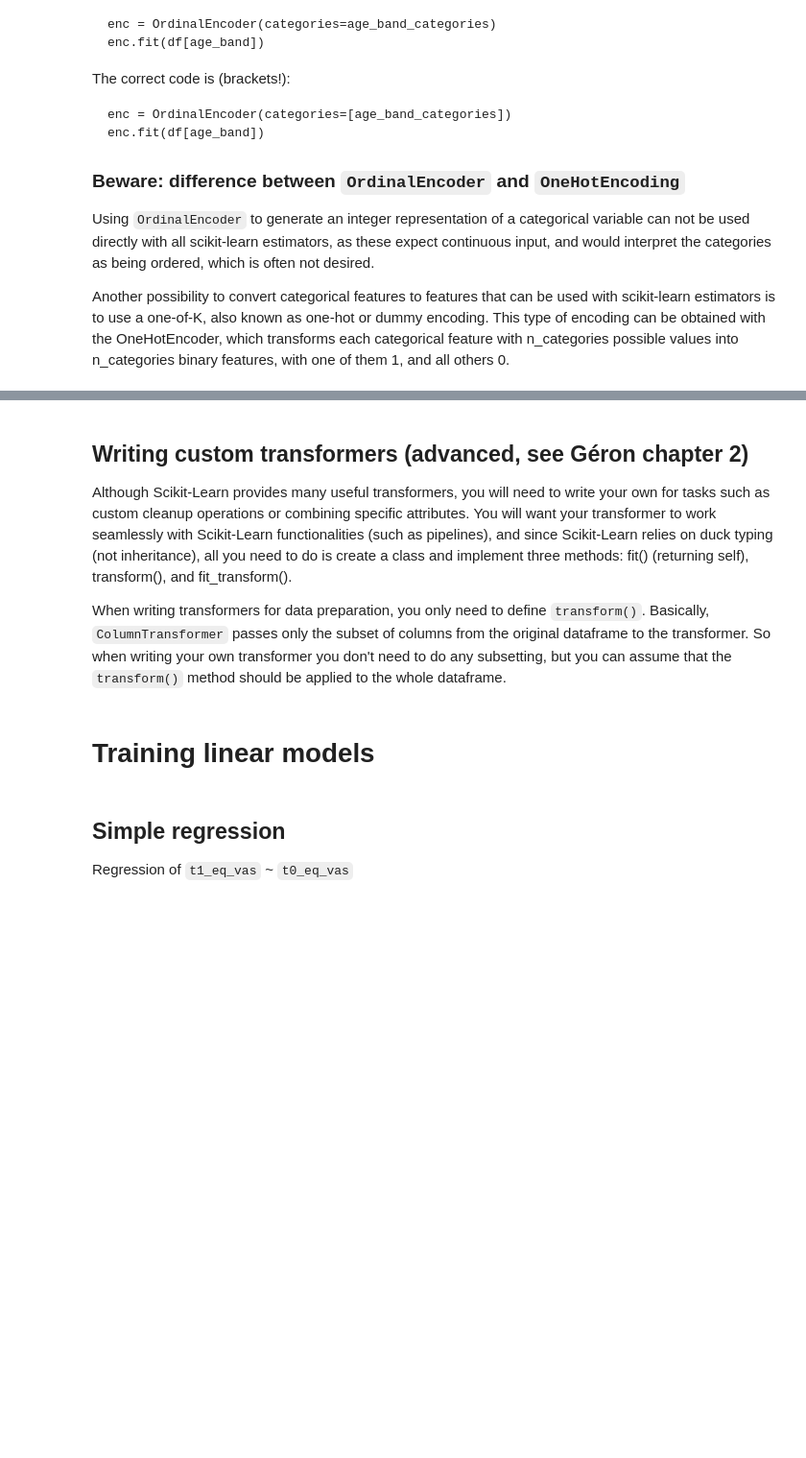
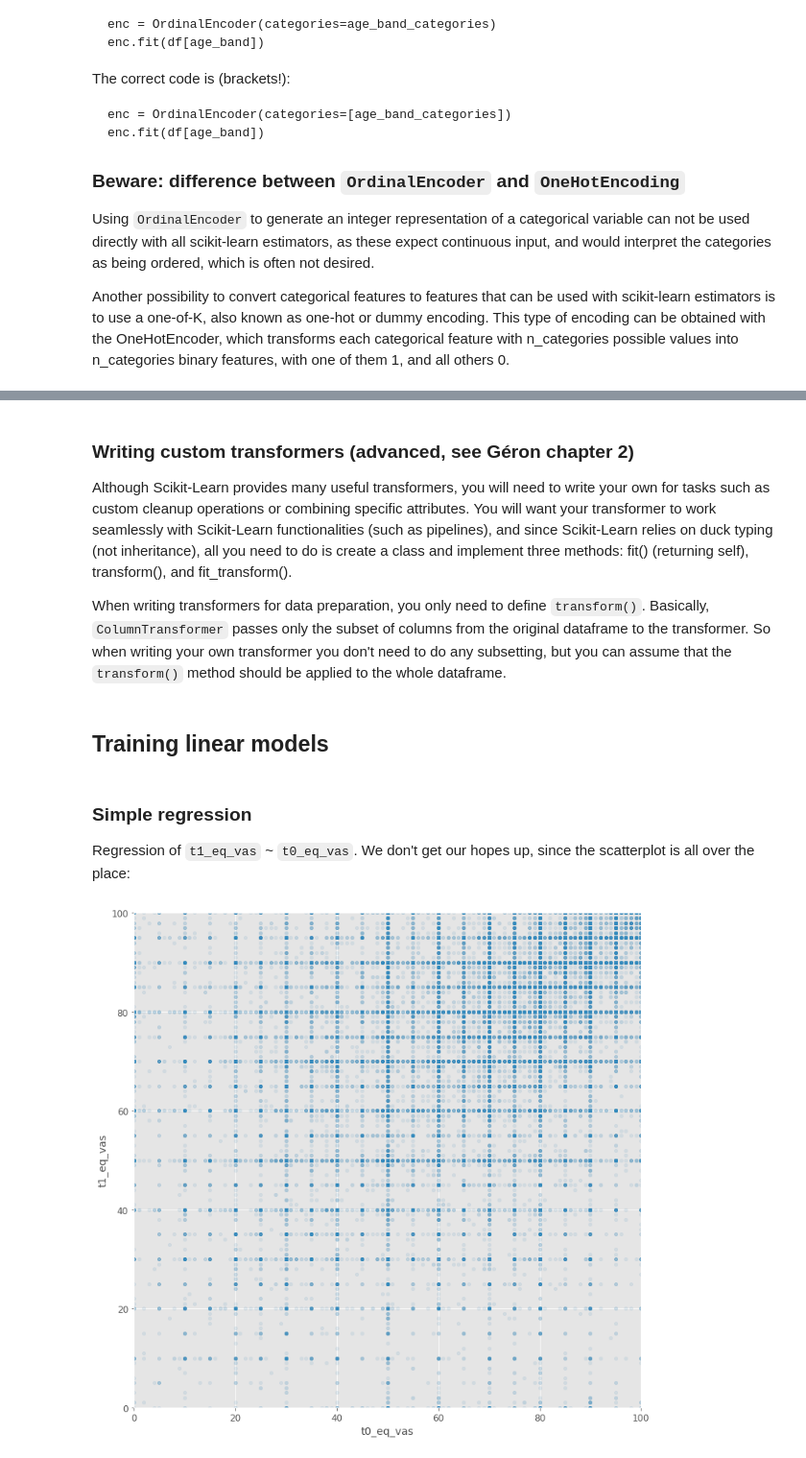
Before and after one commit to EAISI/application-project-nhs-proms, a Jupyter notebook: notebooks/3.0-modeling-regression.ipynb, the cells around one changed output, grey strips where cells are left out. Shown: that part at 96% size. Cells and saved outputs as stored; diff of their text form; code cells hidden in the pictures; blank space fills up the shorter version.

```diff
--- a/notebooks/3.0-modeling-regression.ipynb
+++ b/notebooks/3.0-modeling-regression.ipynb
@@ -62,6 +60,27 @@ pd.set_option("display.precision", 2)
 
 # import data
 df = pd.read_parquet('https://github.com/dkapitan/jads-nhs-proms/blob/master/data/interim/knee-provider.parquet?raw=true')
+# %%
+from sklearn.model_selection import StratifiedShuffleSplit
+
+
+# 999 is used as a sentinel value, replacing those with median
+df["t1_eq_vas_impute"] = df.t1_eq_vas.replace(
+    to_replace=999, value=np.median(df.t1_eq_vas)
+)
+
+# add t1_eq_vas categories
+df['t1_eq_vas_cat'] = pd.cut(df.t1_eq_vas_impute, 10)
+
+# Only using 1 split for stratefied sampling, more folds are used later on in cross-validation
+split = StratifiedShuffleSplit(n_splits=1, test_size=0.3, random_state=42)
+for train_index, test_index in split.split(df, df['t1_eq_vas_cat']):
+    df_train = df.loc[train_index]
+    df_test = df.loc[test_index]
+
+# remove columns so we continue working with original dataset
+for set_ in (df_train, df_test):
+    set_.drop(["t1_eq_vas_impute", "t1_eq_vas_cat"], axis=1, inplace=True)
 # %% [markdown]
 # Data preparation in a scikit-learn Pipeline
 Previously we have already discussed the various steps in data preparation using [pandas](https://pandas.pydata.org/). As explained in the [documentation of scikit-learn](https://scikit-learn.org/stable/modules/compose.html#column-transformer), this may be problematic for one of the following reasons:
@@ -191,5 +213,5 @@ ColumnTransformer(n_jobs=None, remainder='drop', sparse_threshold=0.3,
 # %% [markdown]
-## Writing custom transformers (advanced, see Géron chapter 2)
+### Writing custom transformers (advanced, see Géron chapter 2)
 Although Scikit-Learn provides many useful transformers, you will need to write your own for tasks such as custom cleanup operations or combining specific attributes. You will want your transformer to work seamlessly with Scikit-Learn functionalities (such as pipelines), and since Scikit-Learn relies on duck typing (not inheritance), all you need to do is create a class and implement three methods: fit() (returning self), transform(), and fit_transform().
 
 When writing transformers for data preparation, you only need to define `transform()`. Basically, `ColumnTransformer` passes only the subset of columns from the original dataframe to the transformer. So when writing your own transformer you don't need to do any subsetting, but you can assume that the `transform()` method should be applied to the whole dataframe.
@@ -210,9 +232,13 @@ class ReplaceSentinels(BaseEstimator, TransformerMixin):
     def transform(self, X, ):
         return X.replace(9, self.replace_with)
 # %% [markdown]
-# Training linear models
+## Training linear models
 # %% [markdown]
-## Simple regression
-Regression of `t1_eq_vas` ~ `t0_eq_vas`
+### Simple regression
+Regression of `t1_eq_vas` ~ `t0_eq_vas`. We don't get our hopes up, since the scatterplot is all over the place:
+# %%
+df_train.plot(kind='scatter', x='t0_eq_vas', y='t1_eq_vas', xlim=(0,100), ylim=(0,100), alpha=0.1, figsize=M);
+# %% [output]
+[figure, added]
 # %%
 from sklearn.linear_model import LinearRegression
```
Also changed, not shown: parts of 31 cells of this notebook, 2 other files.
